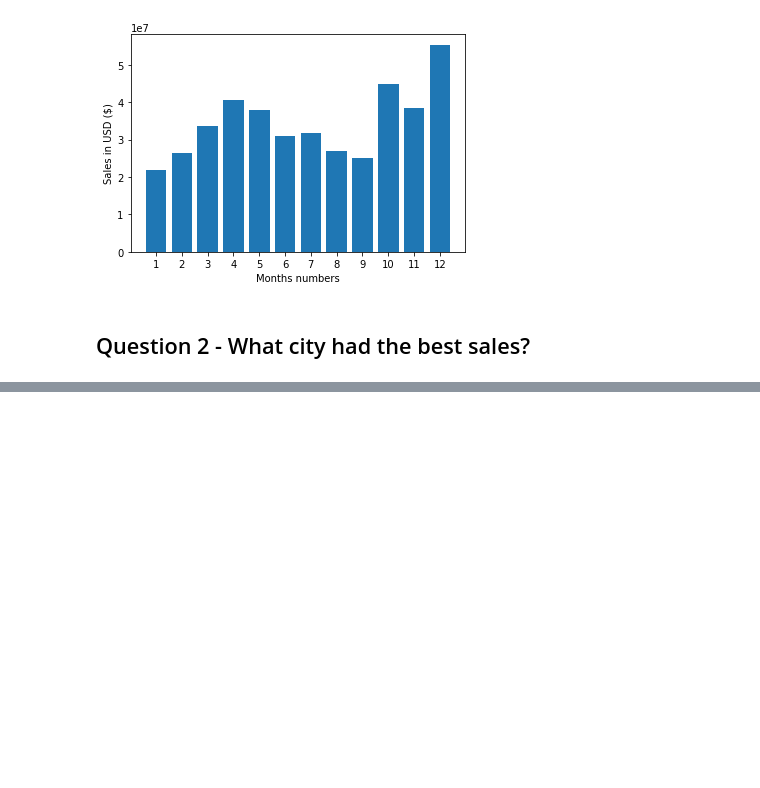
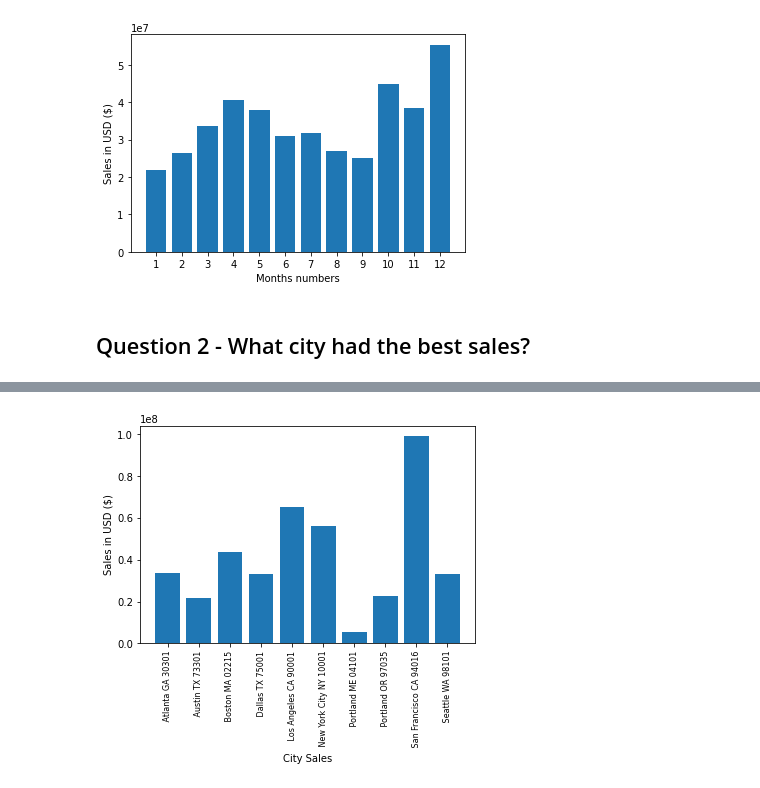
Before and after one commit to ns-m/data_analysis, a Jupyter notebook: OtherModule/Pandas-Data-Science-Tasks/SalesAnalysis/My_SalesAnalysis.ipynb, the cells around one changed output, grey strips where cells are left out. Cells and saved outputs as stored; diff of their text form; code cells hidden in the pictures; blank space fills up the shorter version.

```diff
--- a/OtherModule/Pandas-Data-Science-Tasks/SalesAnalysis/My_SalesAnalysis.ipynb
+++ b/OtherModule/Pandas-Data-Science-Tasks/SalesAnalysis/My_SalesAnalysis.ipynb
@@ -187,5 +187,3 @@ plt.show()
 [figure]
 # %% [markdown]
 ## Question 2 - What city had the best sales?
-# %%
-all_data['Sales'] = all_data['Purchase Address'].split(',')
@@ -191,0 +192,3 @@ all_data['Sales'] = all_data['Purchase Address'].split(',')
+# %%
+all_data['City Sales'] = all_data['Purchase Address'].str.split(',',expand=True)[1] + all_data['Purchase Address'].str.split(',',expand=True)[2]
+all_data.head()
@@ -191,0 +217,11 @@ all_data['Sales'] = all_data['Purchase Address'].split(',')
+# %%
+results2 = all_data.groupby('City Sales').sum()
+#cities = all_data['City Sales'].unique()
+cities = [city for city, df in all_data.groupby('City Sales')]
+plt.bar(cities, results2['Sales'])
+plt.xticks(cities, rotation='vertical', size=8)
+plt.ylabel('Sales in USD ($)')
+plt.xlabel('City Sales')
+plt.show()
+# %% [output]
+[figure, added]
```
Also changed, not shown: parts of 7 cells of this notebook.
